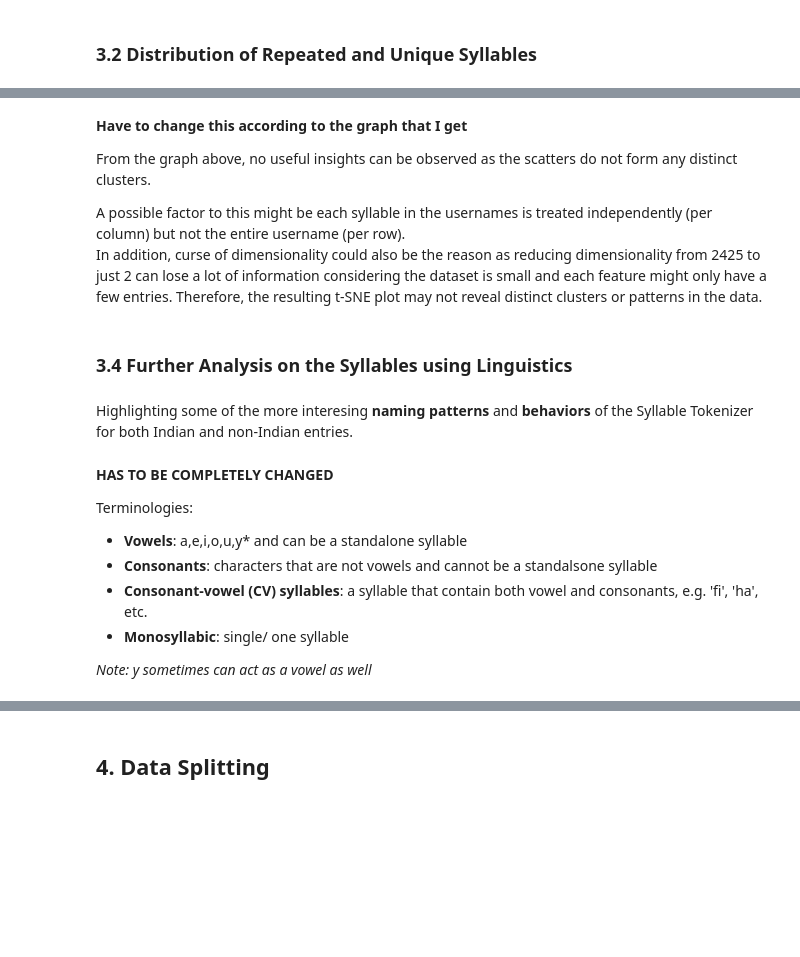
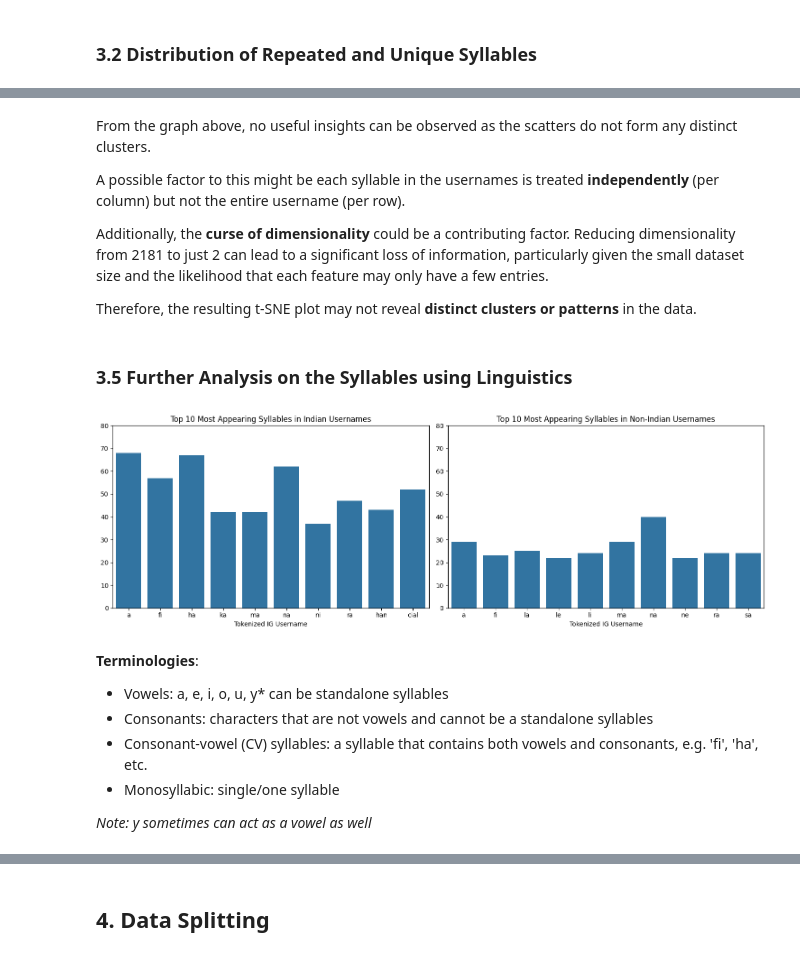
Before and after one commit to PranitMalhotra/Diaspora-Username-Classifier, a Jupyter notebook: main.ipynb, the cells around one changed output, grey strips where cells are left out. Drawn from its saved outputs; the diff is of its cells as text; code cells hidden in the pictures; blank space fills up the shorter version.

```diff
--- a/main.ipynb
+++ b/main.ipynb
@@ -212,40 +285,40 @@ plt.show()
 # %% [markdown]
-**Have to change this according to the graph that I get**
-
 From the graph above, no useful insights can be observed as the scatters do not form any distinct clusters.
 
-A possible factor to this might be each syllable in the usernames is treated independently (per column) but not the entire username (per row). <br> In addition, curse of dimensionality could also be the reason as reducing dimensionality from 2425 to just 2 can lose a lot of information considering the dataset is small and each feature might only have a few entries. Therefore, the resulting t-SNE plot may not reveal distinct clusters or patterns in the data.
+A possible factor to this might be each syllable in the usernames is treated **independently** (per column) but not the entire username (per row).
+
+Additionally, the **curse of dimensionality** could be a contributing factor. Reducing dimensionality from 2181 to just 2 can lead to a significant loss of information, particularly given the small dataset size and the likelihood that each feature may only have a few entries.
+
+Therefore, the resulting t-SNE plot may not reveal **distinct clusters or patterns** in the data.
 # %% [markdown]
-### 3.4 Further Analysis on the Syllables using Linguistics
+### 3.5 Further Analysis on the Syllables using Linguistics
-# %% [markdown]
-Highlighting some of the more interesing **naming patterns** and **behaviors** of the Syllable Tokenizer for both Indian and non-Indian entries.
 # %%
 def getData(ind):
   return df.loc[~(df["Indian"] == ind), "Tokenized IG Username"].explode().value_counts() # already descending
 
 fig, ax = plt.subplots(1, 2, figsize = (15, 5))
 
 for i in range(2):
   top_ten_freq = getData(i).head(10).sort_index().sort_index(key = lambda x: x.str.len()) # sort alphabetically then sort by length
   x = top_ten_freq.index
   y = top_ten_freq.values
 
-  title = "Indian" if i == 0 else "non-Indian"
+  title = "Indian" if i == 0 else "Non-Indian"
   sns.barplot(x = x, y = y, ax = ax[i])
-  ax[i].set_title(f"Top 10 Most Appearing Syllables in {title} Usernames") # Need to use termcolor here
+  ax[i].set_title(f"Top 10 Most Appearing Syllables in {title} Usernames")
   ax[i].set_ylim(0, 80)
 
 plt.tight_layout()
 plt.show()
+# %% [output]
+[figure, added]
 # %% [markdown]
-**HAS TO BE COMPLETELY CHANGED**
+**Terminologies**:
 
-Terminologies:
-
-* **Vowels**: a,e,i,o,u,y* and can be a standalone syllable
-* **Consonants**: characters that are not vowels and cannot be a standalsone syllable
-* **Consonant-vowel (CV) syllables**: a syllable that contain both vowel and consonants, e.g. 'fi', 'ha', etc.
-* **Monosyllabic**: single/ one syllable
+* Vowels: a, e, i, o, u, y* can be standalone syllables
+* Consonants: characters that are not vowels and cannot be a standalone syllables
+* Consonant-vowel (CV) syllables: a syllable that contains both vowels and consonants, e.g. 'fi', 'ha', etc.
+* Monosyllabic: single/one syllable
 
 *Note: y sometimes can act as a vowel as well*
 # %% [markdown]
```
Also changed, not shown: parts of 62 cells of this notebook, 2 other files.
